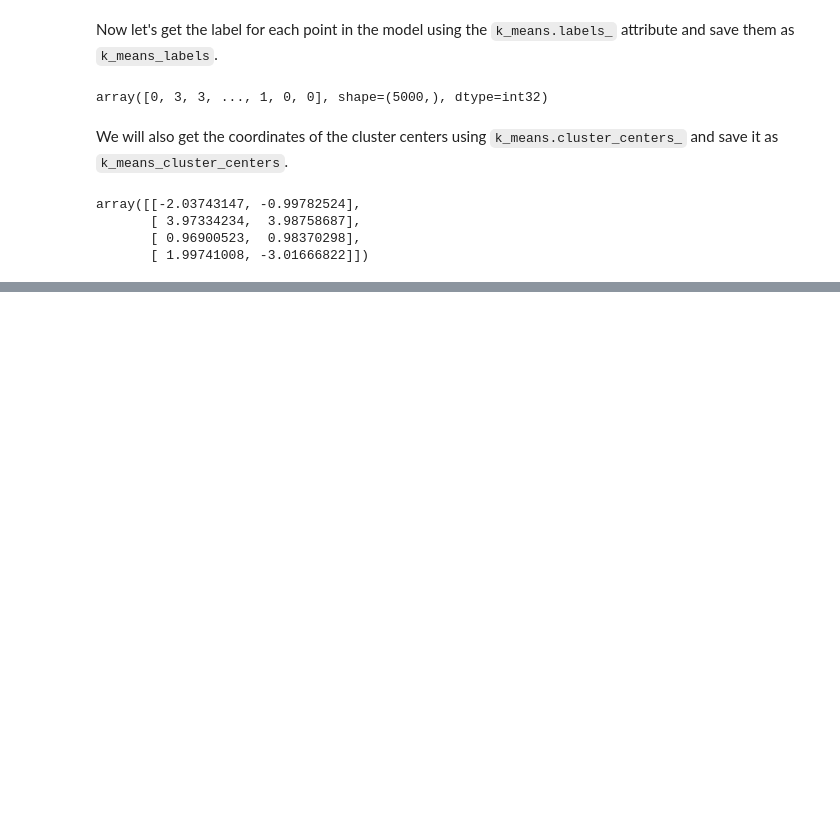
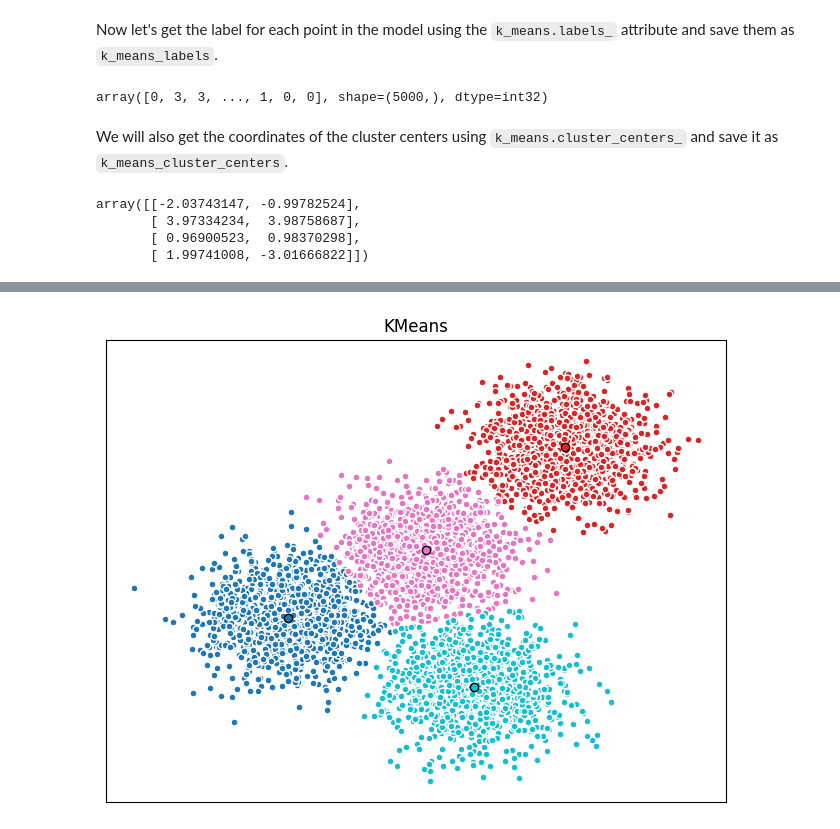
Before and after one commit to VishSeran/machine-learning-models, a Jupyter notebook: k-means model/k-means.ipynb, the cells around one changed output, grey strips where cells are left out. Cells and saved outputs as stored; diff of their text form; code cells hidden in the pictures; blank space fills up the shorter version.

Commit message:
k-meana algorithm trained for random data points

```diff
--- a/k-means model/k-means.ipynb
+++ b/k-means model/k-means.ipynb
@@ -113,0 +118,40 @@ array([[-2.03743147, -0.99782524],
+# %%
+# Initialize the plot with the specified dimensions.
+fig = plt.figure(figsize=(8,6))
+
+# Colors uses a color map, which will produce an array of colors based on
+# the number of labels there are. We use set(k_means_labels) to get the
+# unique labels.
+
+colors = plt.cm.tab10(np.linspace(0,1, len(set(k_means_labels))))
+
+ax = fig.add_subplot(1,1,1)
+
+# For loop that plots the data points and centroids.
+# k will range from 0-3, which will match the possible clusters that each
+# data point is in.
+
+for k, col in zip(range(len([[4, 4], [-2, -1], [2, -3],[1,1]])), colors):
+
+    my_member = (k_means_labels == k)
+
+    # Define the centroid, or cluster center.
+
+    cluster_center = k_means_centers[k]
+
+    # Plots the datapoints with color col.
+    ax.plot(x[my_member,0], x[my_member,1], 'w' , markerfacecolor = col,  marker='.',ms=10)
+
+    # Plots the centroids with specified color, but with a darker outline
+    ax.plot(cluster_center[0], cluster_center[1], 'o', markerfacecolor=col,  markeredgecolor='k', markersize=6)
+
+
+ax.set_title('KMeans')
+
+ax.set_xticks(())
+
+ax.set_yticks(())
+
+plt.show()
+# %% [output]
+[figure, added]
```
Also changed, not shown: parts of 1 cell of this notebook.
